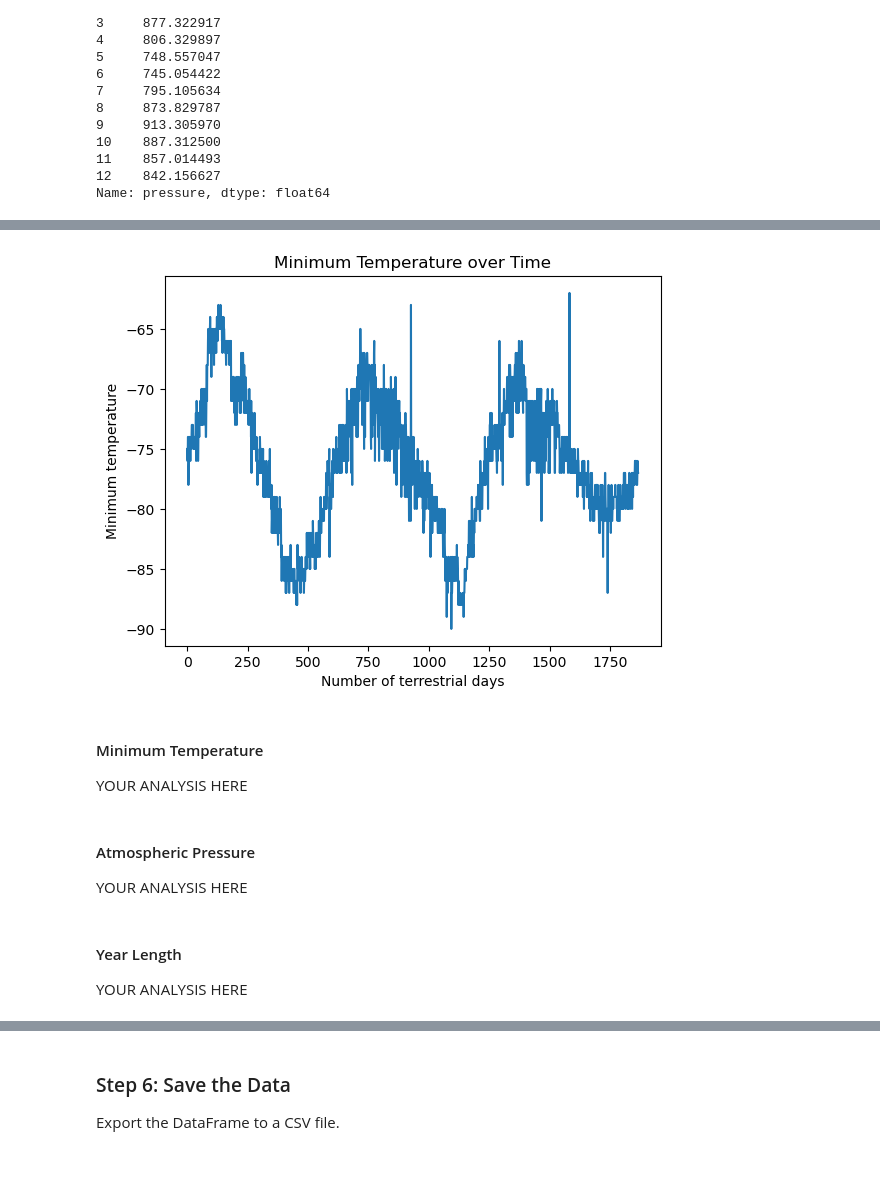
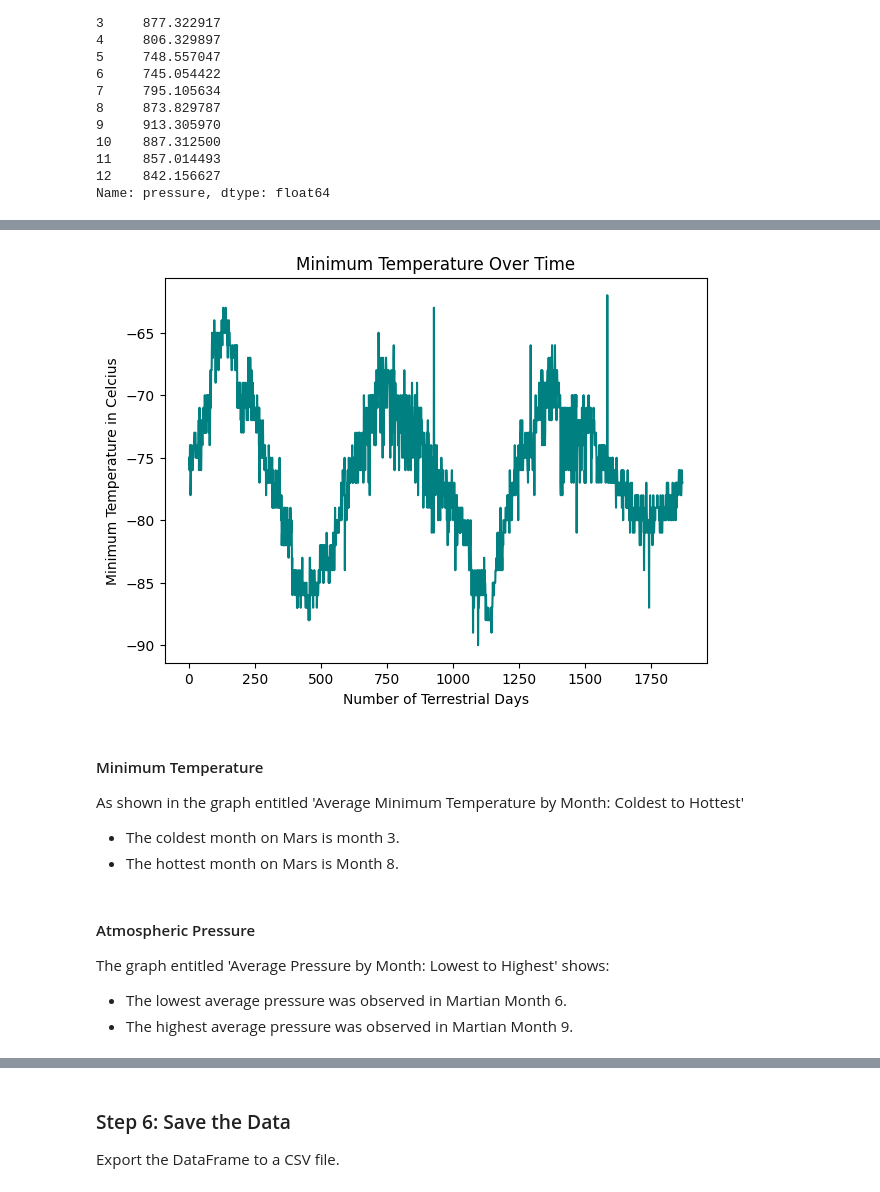
Before and after one commit to arkhanks/mars_webscrape_analysis, a Jupyter notebook: part_2_mars_weather.ipynb, the cells around one changed output, grey strips where cells are left out. Saved outputs shown, nothing was run; the diff lists cells and outputs as text; code cells hidden in the pictures; blank space fills up the shorter version.

```diff
--- a/part_2_mars_weather.ipynb
+++ b/part_2_mars_weather.ipynb
@@ -83,4 +67,20 @@ AttributeError: 'NoneType' object has no attribute 'text'
+# %%
+# Initialize an empty list to hold the data
+data = []
+
+# Iterate over the rows and extract data
+for row in rows:
+    # Extract all <td> elements in the row
+    cols = row.find_all('td')
+    # Get the text from each <td> and strip any extra whitespace
+    cols = [col.text.strip() for col in cols]
+    # Append the extracted data as a list to the data list
+    data.append(cols)
+
+# Define the column headings
+columns = ['id', 'terrestrial_date', 'sol', 'ls', 'month', 'min_temp', 'pressure']
 # %%
 # Create a Pandas DataFrame by using the list of rows and a list of the column names
+df = pd.DataFrame(data, columns=columns)
 # %%
 # Confirm DataFrame was created successfully
@@ -113,2 +124,10 @@ dtype: object
+# %%
+# Change data types for data analysis
+df['terrestrial_date'] = pd.to_datetime(df['terrestrial_date'])
+df['sol'] = df['sol'].astype(int)  # Convert to integer
+df['ls'] = df['ls'].astype(int)  # Convert to integer
+df['month'] = df['month'].astype(int)  # Convert to integer
+df['min_temp'] = df['min_temp'].astype(float)  # Convert to float
+df['pressure'] = df['pressure'].astype(float)  # Convert to float
 # %%
 # Confirm type changes were successful by examining data types again
@@ -197,0 +311,4 @@ Name: pressure, dtype: float64
+# %%
+df['terrestrial_date'] = range(1, len(df) + 1)  # Start numbering from 1
+min_temp_earth_days_df = df.groupby('terrestrial_date')['min_temp'].sum()
+min_temp_earth_days_df
@@ -198,17 +329,28 @@ Name: pressure, dtype: float64
 # %%
 # 5. How many terrestrial (Earth) days are there in a Martian year?
 # Visually estimate the result by plotting the daily minimum temperature of each observation in the data set.
+
+# Plot the average pressure by month
+min_temp_earth_days_df.plot(kind='line', figsize=(7,5), color = 'teal')
+
+# Set title and labels
+plt.title('Minimum Temperature Over Time')
+plt.xlabel('Number of Terrestrial Days')
+plt.ylabel('Minimum Temperature in Celcius')
+
+# Show the plot
+plt.show()
 # %% [output]
-[figure, old version]
+[figure, new version]
-# %% [markdown]
-#### Minimum Temperature
-
-YOUR ANALYSIS HERE
-# %% [markdown]
-#### Atmospheric Pressure
-
-YOUR ANALYSIS HERE
-# %% [markdown]
-#### Year Length
-
-YOUR ANALYSIS HERE
+# %% [markdown]
+#### Minimum Temperature
+
+As shown in the graph entitled 'Average Minimum Temperature by Month: Coldest to Hottest'
+- The coldest month on Mars is month 3.
+- The hottest month on Mars is Month 8.
+# %% [markdown]
+#### Atmospheric Pressure
+
+The graph entitled 'Average Pressure by Month: Lowest to Highest' shows:
+- The lowest average pressure was observed in Martian Month 6.
+- The highest average pressure was observed in Martian Month 9.
```
Also changed, not shown: parts of 21 cells of this notebook, 5 other files.
